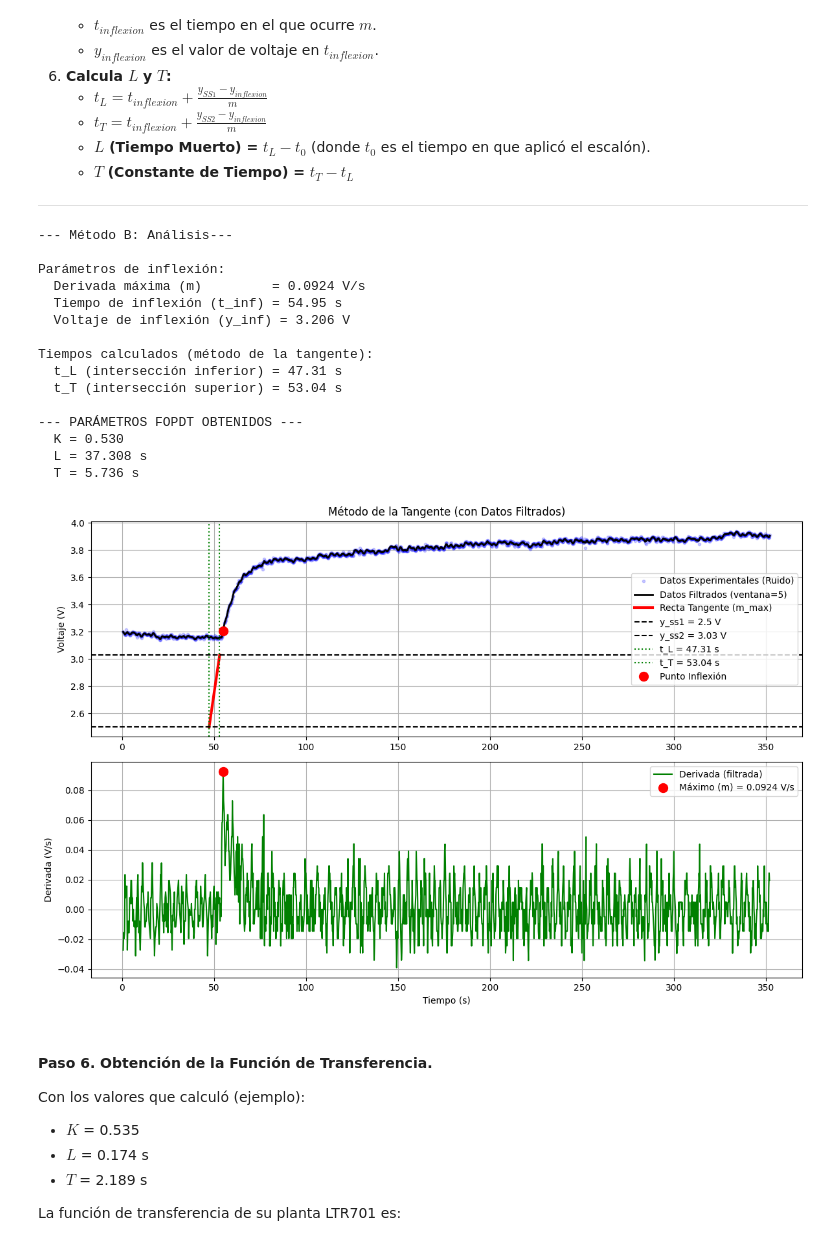
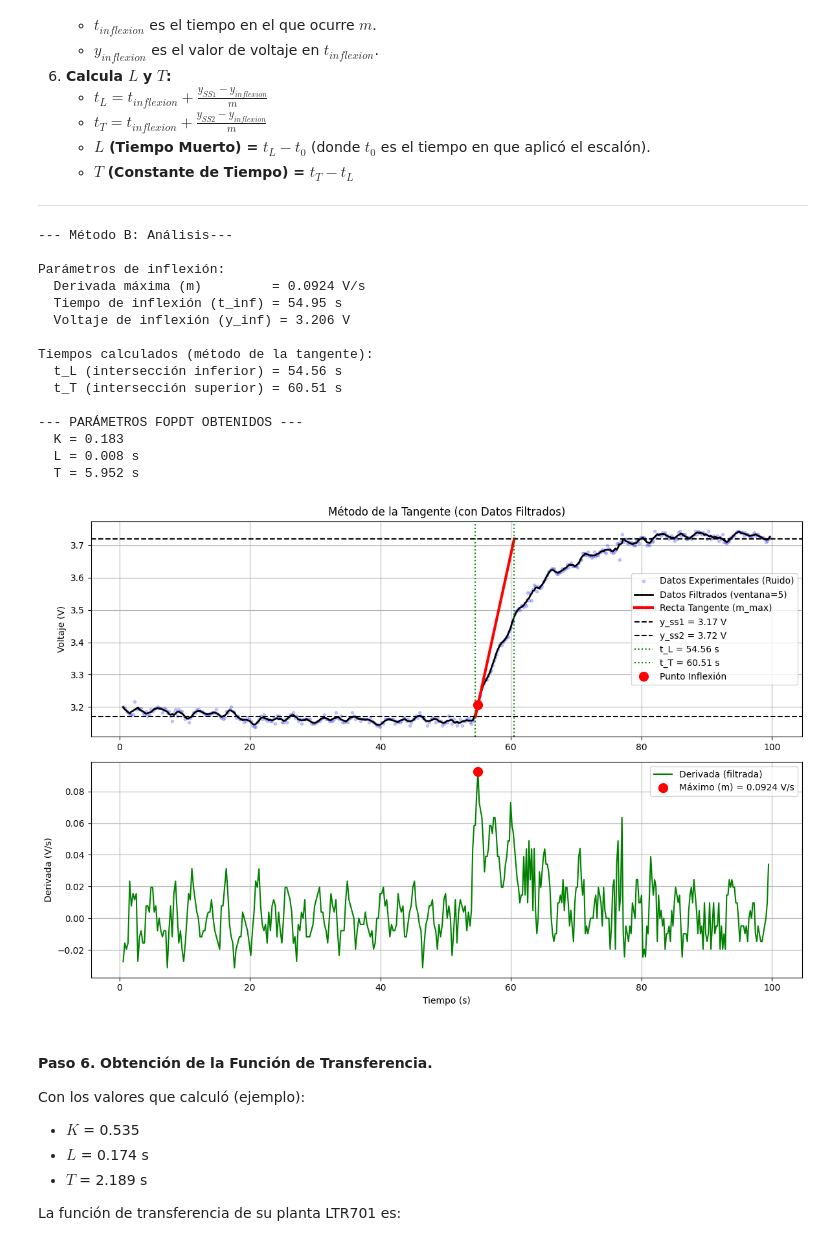
Before and after one commit to NayMera/control-clasico, a Jupyter notebook: Practicas/P_3_01_Modelado_sistema_LTR701.ipynb, the cells around one changed output. Drawn from its saved outputs; the diff is of its cells as text; code cells hidden in the pictures.

```diff
--- a/Practicas/P_3_01_Modelado_sistema_LTR701.ipynb
+++ b/Practicas/P_3_01_Modelado_sistema_LTR701.ipynb
@@ -195,13 +195,13 @@ import pandas as pd
 nombre_archivo = 'datos_curva_s.txt'
 
 # --- Parámetros del experimento (REEMPLAZAR CON SUS VALORES) ---
-y_ss1 = 2.5      # Voltaje de estado estacionario inicia.
-y_ss2 = 3.03    # Voltaje de estado estacionario final.
-delta_u = 1.0    # Cambio en la entrada.
+y_ss1 = 3.17      # Voltaje de estado estacionario inicia.
+y_ss2 = 3.72    # Voltaje de estado estacionario final.
+delta_u = 3    # Cambio en la entrada.
 
 # --- Tiempo del escalón (REEMPLAZAR CON SUS VALORES) ---
 # Es el primer valor de tiempo que el Monitor Serie imprime inmediatamente después de que aparece el mensaje --- ESCALÓN APLICADO (40%) ---
-t_0 = 10.0       # Nota: Convertir el valor de ms a segundos.
+t_0 = 54.551       # Nota: Convertir el valor de ms a segundos.
 
 # --- Ventana del filtro  (Puedes ajustar este valor si es necesario, 5 o 7 es un buen inicio) ---
 window_size = 5
@@ -210,8 +210,7 @@ window_size = 5
 try:
     # --- 1. Importar datos (Tiempo, ValorADC) ---
     # Usamos pandas para cargar, luego convertimos a NumPy.
-    #data = pd.read_csv(nombre_archivo, header=None, names=['Tiempo_ms', 'Valor_ADC'])
-    data = pd.read_csv(nombre_archivo, sep='\t', header=None, names=['Tiempo_ms', 'Valor_ADC'])
+    data = pd.read_csv(nombre_archivo, header=None, names=['Tiempo_ms', 'Valor_ADC'],sep=r'\s+')
 
 
     # --- 2. Convertir ADC a Voltaje y aplica el filtro ---
@@ -314,39 +313,39 @@ try:
     # Gráfica 2: Derivada
     ax2 = plt.subplot(2, 1, 2, sharex=ax1)
     ax2.plot(t_derivada, derivada, 'g-', label='Derivada (filtrada)')
     ax2.plot(t_inflexion, m, 'ro', markersize=10, label=f'Máximo (m) = {m:.4f} V/s')
     ax2.set_xlabel('Tiempo (s)')
     ax2.set_ylabel('Derivada (V/s)')
     ax2.legend()
     ax2.grid(True)
 
     plt.tight_layout()
     plt.show()
 
 
 except FileNotFoundError:
     print(f"Error: No se encontró el archivo '{nombre_archivo}'")
     print("Por favor, asegúrese que el archivo .txt está en la misma carpeta que el script.")
 
 except Exception as e:
     print(f"Ha ocurrido un error inesperado: {e}")
 # %% [output]
 --- Método B: Análisis---
 
 Parámetros de inflexión:
   Derivada máxima (m)         = 0.0924 V/s
   Tiempo de inflexión (t_inf) = 54.95 s
   Voltaje de inflexión (y_inf) = 3.206 V
 
 Tiempos calculados (método de la tangente):
-  t_L (intersección inferior) = 47.31 s
-  t_T (intersección superior) = 53.04 s
+  t_L (intersección inferior) = 54.56 s
+  t_T (intersección superior) = 60.51 s
 
 --- PARÁMETROS FOPDT OBTENIDOS ---
-  K = 0.530
-  L = 37.308 s
-  T = 5.736 s
+  K = 0.183
+  L = 0.008 s
+  T = 5.952 s
-[figure, old version]
+[figure, new version]
 # %% [markdown]
 #### Paso 6. Obtención de la Función de Transferencia.
 
```
Also changed, not shown: parts of 1 cell of this notebook, 1 other file.
